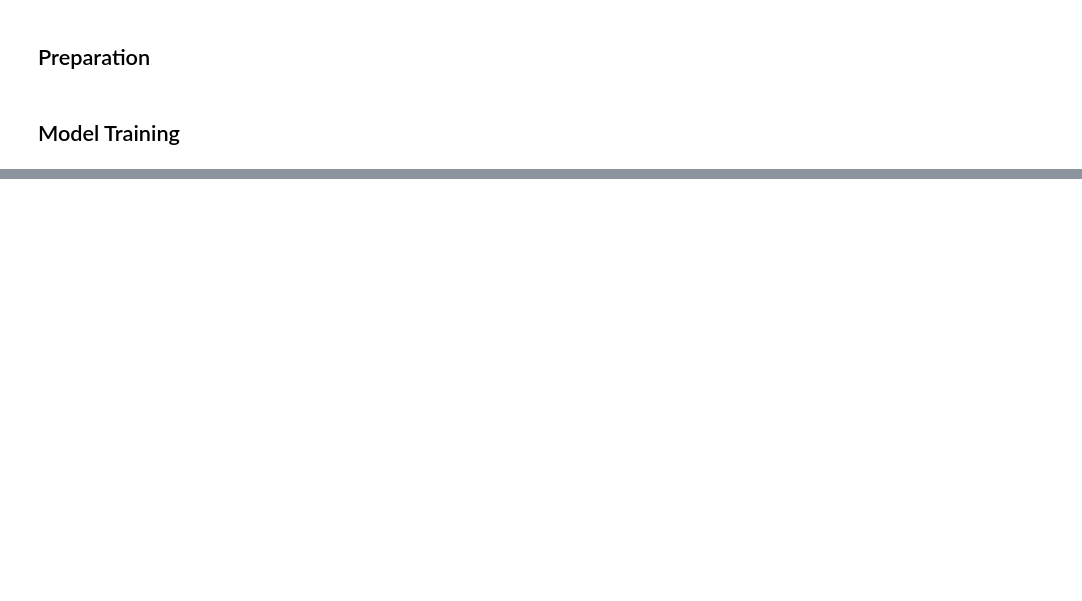
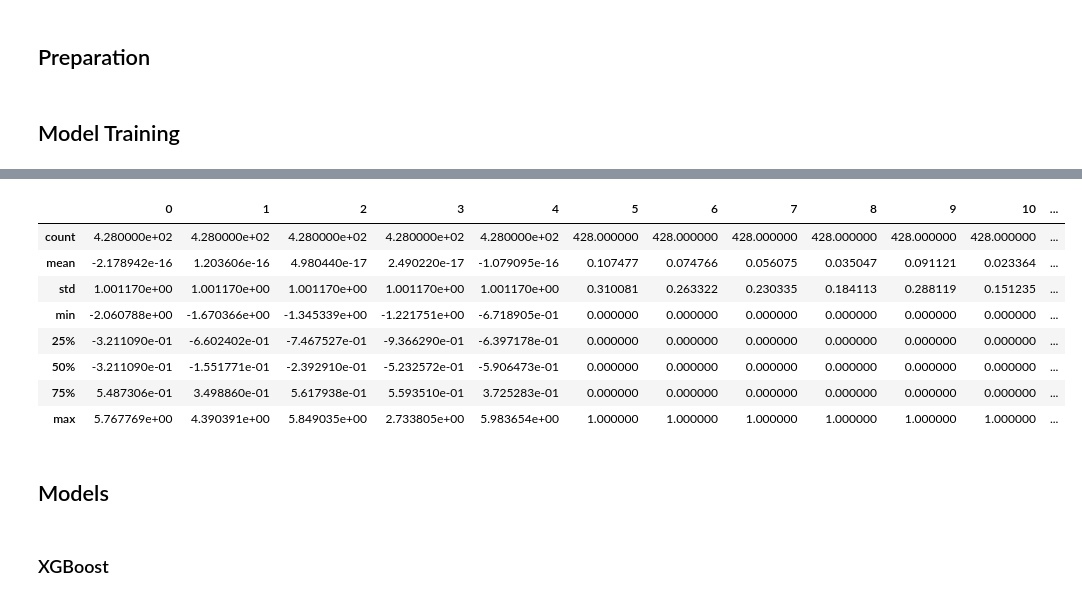
Before and after one commit to florian-morel22/House-pricing-ML, a Jupyter notebook: regression.ipynb, the cells around one changed output, grey strips where cells are left out. Drawn from its saved outputs; the diff is of its cells as text; code cells hidden in the pictures; blank space fills up the shorter version.

```diff
--- a/regression.ipynb
+++ b/regression.ipynb
@@ -298,0 +650,7 @@ MAE : 69398.36580023365
+# %%
+df = pd.merge(txt_dataset, img_features_tsne_df, left_index=True, right_index=True)
+# %%
+target = "Price"
+
+X = df.drop(columns=target)
+y = df[[target]]
@@ -298,0 +691,29 @@ MAE : 69398.36580023365
+# %%
+transformer = ColumnTransformer(transformers=[
+    ("num", StandardScaler(), numerical_var + img_features),
+    ("cat", OneHotEncoder(sparse_output=False, max_categories=14, handle_unknown='infrequent_if_exist'), encoded_var),
+])
+
+data_pipeline = Pipeline([
+    # ('tsne_img_features', PartialTSNE(columns=img_features, n_components=tsne_n_components)),
+    ('transform', transformer),
+])
+
+X_train_processed = data_pipeline.fit_transform(X_train)
+X_test_processed = data_pipeline.transform(X_test)
+
+pd.DataFrame(X_train_processed).describe()
+# %% [output]
+|  | 0 | 1 | 2 | 3 | 4 | 5 | 6 | 7 | 8 | 9 | 10 | ... |
+| count | 4.280000e+02 | 4.280000e+02 | 4.280000e+02 | 4.280000e+02 | 4.280000e+02 | 428.000000 | 428.000000 | 428.000000 | 428.000000 | 428.000000 | 428.000000 | ... |
+| mean | -2.178942e-16 | 1.203606e-16 | 4.980440e-17 | 2.490220e-17 | -1.079095e-16 | 0.107477 | 0.074766 | 0.056075 | 0.035047 | 0.091121 | 0.023364 | ... |
+| std | 1.001170e+00 | 1.001170e+00 | 1.001170e+00 | 1.001170e+00 | 1.001170e+00 | 0.310081 | 0.263322 | 0.230335 | 0.184113 | 0.288119 | 0.151235 | ... |
+| min | -2.060788e+00 | -1.670366e+00 | -1.345339e+00 | -1.221751e+00 | -6.718905e-01 | 0.000000 | 0.000000 | 0.000000 | 0.000000 | 0.000000 | 0.000000 | ... |
+| 25% | -3.211090e-01 | -6.602402e-01 | -7.467527e-01 | -9.366290e-01 | -6.397178e-01 | 0.000000 | 0.000000 | 0.000000 | 0.000000 | 0.000000 | 0.000000 | ... |
+| 50% | -3.211090e-01 | -1.551771e-01 | -2.392910e-01 | -5.232572e-01 | -5.906473e-01 | 0.000000 | 0.000000 | 0.000000 | 0.000000 | 0.000000 | 0.000000 | ... |
+| 75% | 5.487306e-01 | 3.498860e-01 | 5.617938e-01 | 5.593510e-01 | 3.725283e-01 | 0.000000 | 0.000000 | 0.000000 | 0.000000 | 0.000000 | 0.000000 | ... |
+| max | 5.767769e+00 | 4.390391e+00 | 5.849035e+00 | 2.733805e+00 | 5.983654e+00 | 1.000000 | 1.000000 | 1.000000 | 1.000000 | 1.000000 | 1.000000 | ... |
+# %% [markdown]
+## Models
+# %% [markdown]
+### XGBoost
```
Also changed, not shown: parts of 113 cells of this notebook, 2 other files.
